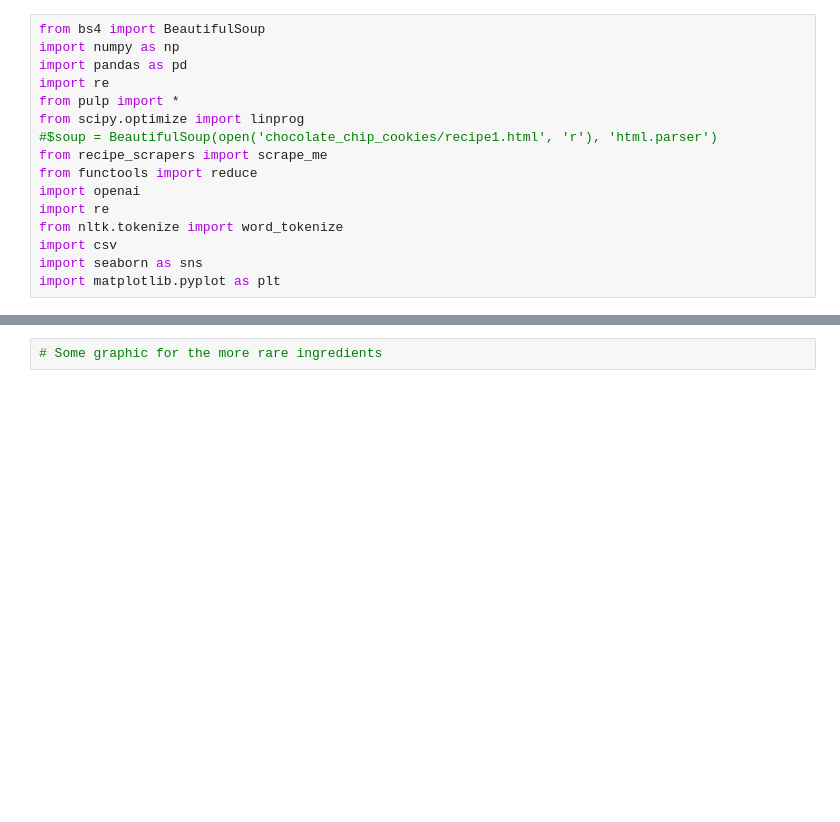
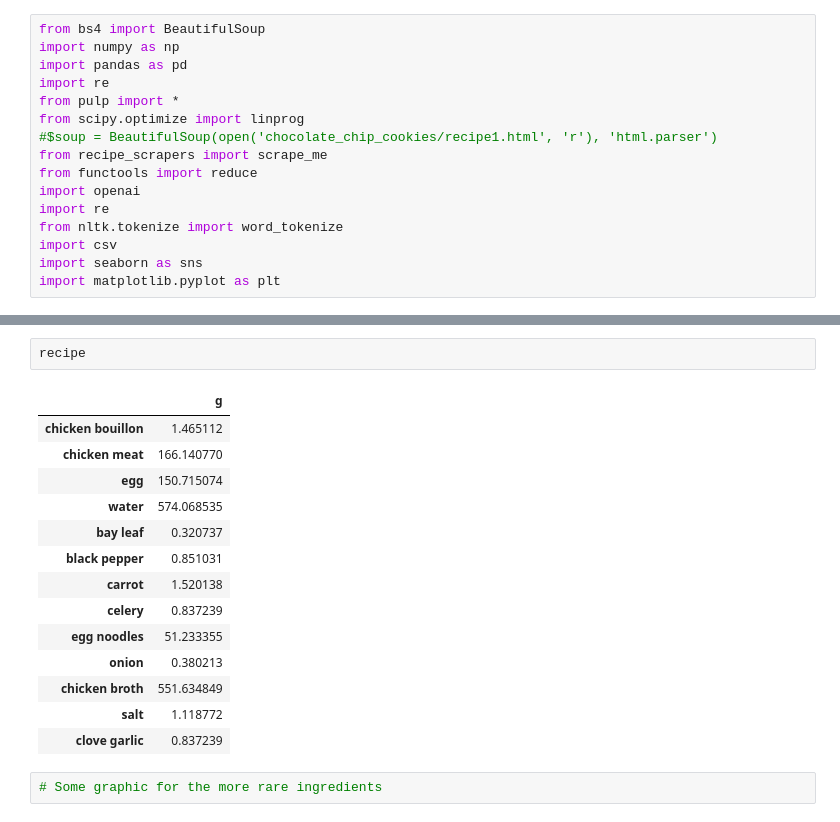
Before and after one commit to kiti15237/median_meal, a Jupyter notebook: recipe_averager.ipynb, the cells around one changed output, grey strips where cells are left out. Saved outputs shown, nothing was run; the diff lists cells and outputs as text; blank space fills up the shorter version.

```diff
--- a/recipe_averager.ipynb
+++ b/recipe_averager.ipynb
@@ -638,2 +639,19 @@ boxplotIngredients(df_small)
+# %%
+recipe
+# %% [output]
+|  | g |
+| chicken bouillon | 1.465112 |
+| chicken meat | 166.140770 |
+| egg | 150.715074 |
+| water | 574.068535 |
+| bay leaf | 0.320737 |
+| black pepper | 0.851031 |
+| carrot | 1.520138 |
+| celery | 0.837239 |
+| egg noodles | 51.233355 |
+| onion | 0.380213 |
+| chicken broth | 551.634849 |
+| salt | 1.118772 |
+| clove garlic | 0.837239 |
 # %%
 # Some graphic for the more rare ingredients
```
Also changed, not shown: parts of 11 cells of this notebook, 4 other files.
